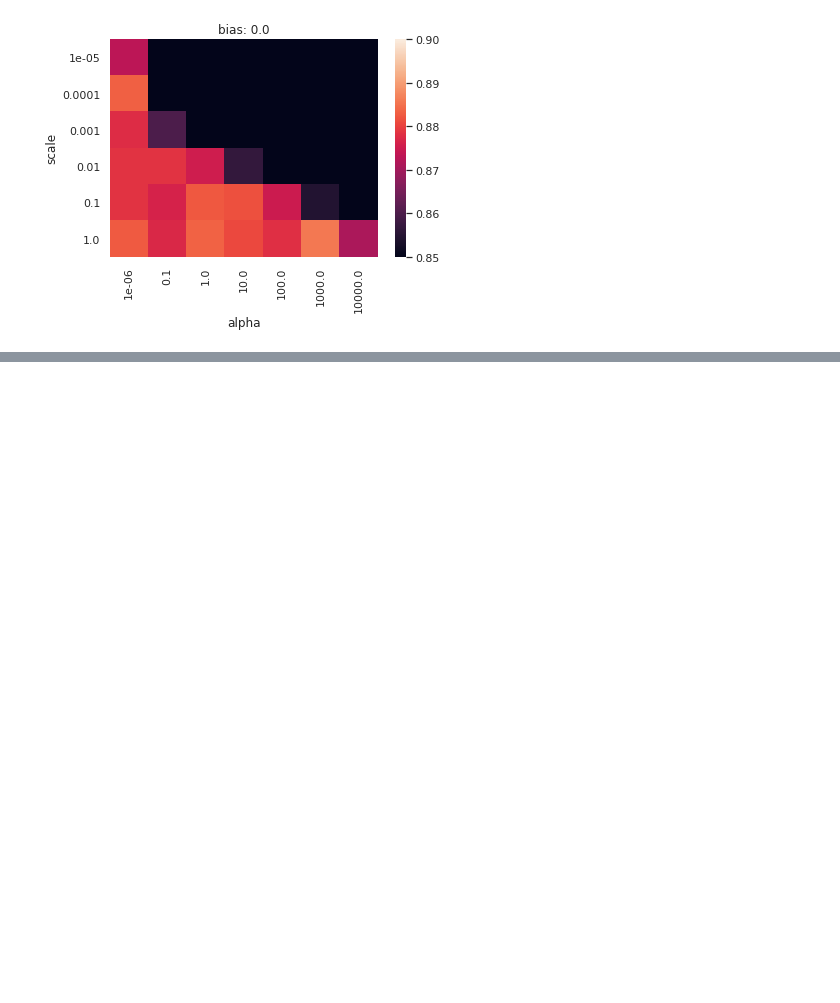
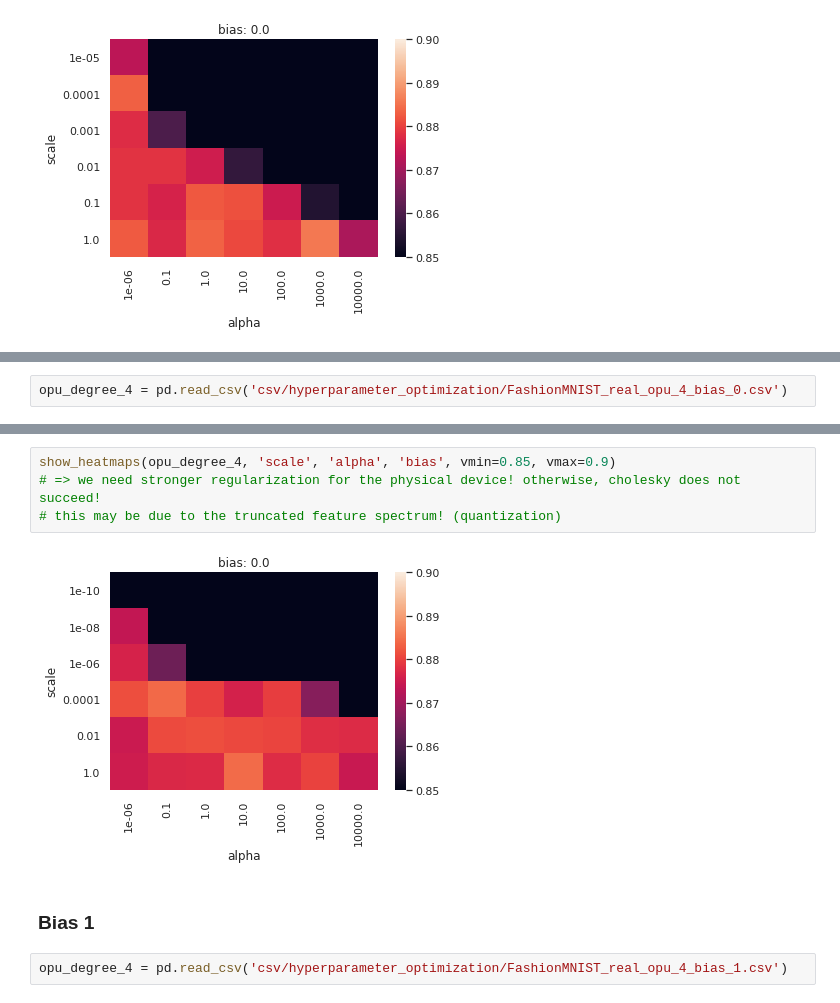
Before and after one commit to joneswack/opu-kernel-experiments, a Jupyter notebook: Hyperparameters-Fashion-MNIST.ipynb, the cells around one changed output, grey strips where cells are left out. Drawn from its saved outputs; the diff is of its cells as text; blank space fills up the shorter version.

```diff
--- a/Hyperparameters-Fashion-MNIST.ipynb
+++ b/Hyperparameters-Fashion-MNIST.ipynb
@@ -290,0 +295,2 @@ show_heatmaps(opu_degree_2, 'scale', 'alpha', 'bias', vmin=0.85, vmax=0.9)
+# %%
+opu_degree_4 = pd.read_csv('csv/hyperparameter_optimization/FashionMNIST_real_opu_4_bias_0.csv')
@@ -290,0 +317,10 @@ show_heatmaps(opu_degree_2, 'scale', 'alpha', 'bias', vmin=0.85, vmax=0.9)
+# %%
+show_heatmaps(opu_degree_4, 'scale', 'alpha', 'bias', vmin=0.85, vmax=0.9)
+# => we need stronger regularization for the physical device! otherwise, cholesky does not succeed!
+# this may be due to the truncated feature spectrum! (quantization)
+# %% [output]
+[figure, added]
+# %% [markdown]
+### Bias 1
+# %%
+opu_degree_4 = pd.read_csv('csv/hyperparameter_optimization/FashionMNIST_real_opu_4_bias_1.csv')
```
Also changed, not shown: parts of 9 cells of this notebook, 12 other files.
